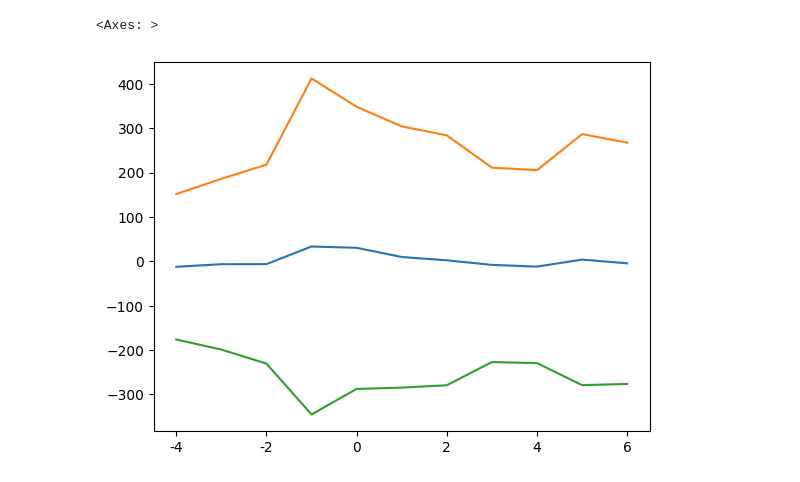
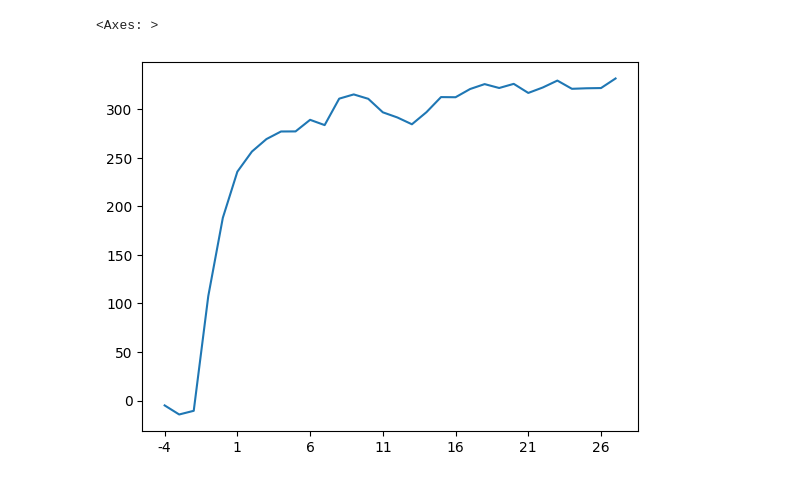
Before and after one commit to SocialChangeLab/media-impact-monitor, a Jupyter notebook: notebooks/2024-04-12-david-impact-api.ipynb, the cells around one changed output. Saved outputs shown, nothing was run; the diff lists cells and outputs as text; code cells hidden in the pictures.

```diff
--- a/notebooks/2024-04-12-david-impact-api.ipynb
+++ b/notebooks/2024-04-12-david-impact-api.ipynb
@@ -8,7 +8,7 @@ res = requests.post(
         "event_type": "protest",
         "source": "acled",
         "topic": "climate_change",
-        "start_date": "2023-02-01",
+        "start_date": "2023-07-01",
         "end_date": "2023-12-31",
         "organizers": ["Last Generation (Germany)"],
         "estimate_impact": "true",
@@ -45,9 +63,7 @@ data = res.json()["data"]
 # %%
 import pandas as pd
 
 pd.Series(data["impact_average"]).plot()
-pd.Series(data["impact_average_upper"]).plot()
-pd.Series(data["impact_average_lower"]).plot()
 # %% [output]
 <Axes: >
-[figure, old version]
+[figure, new version]
```
Also changed, not shown: parts of 4 cells of this notebook, 4 other files.
